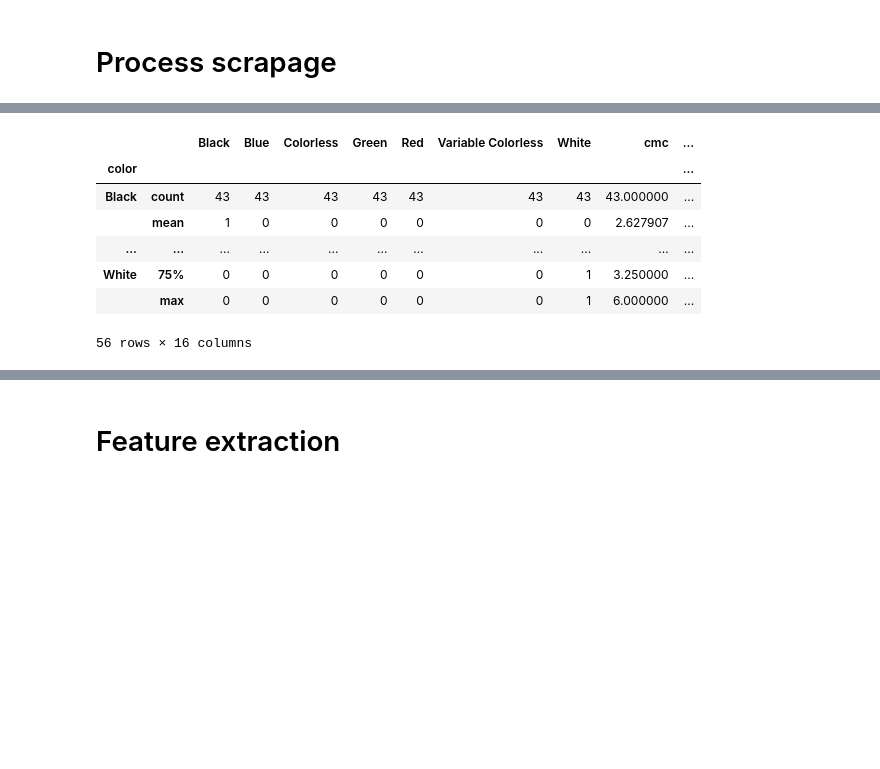
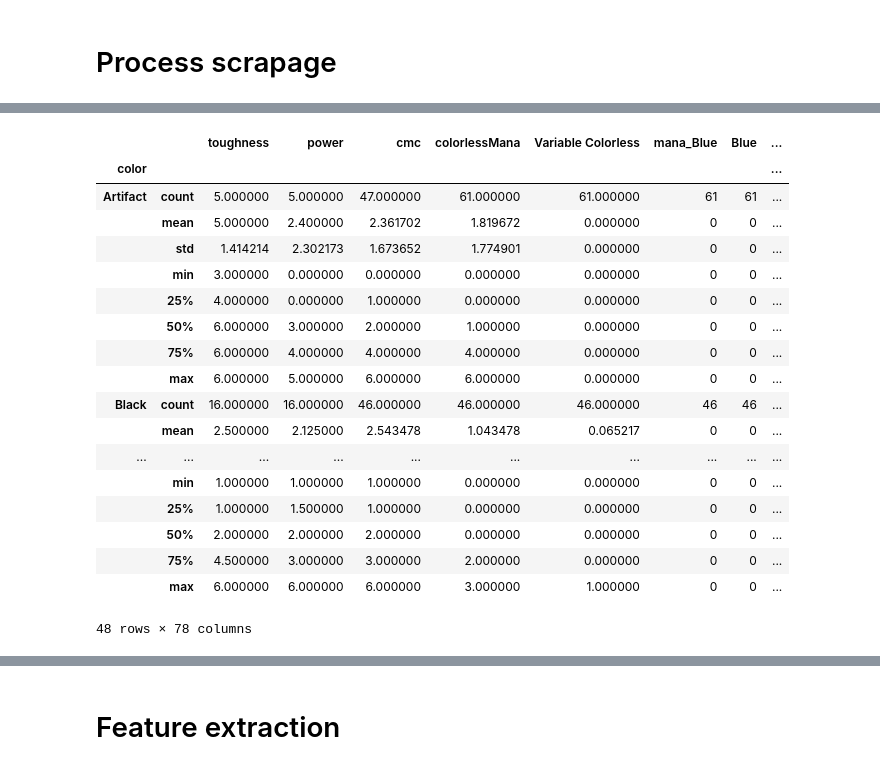
Before and after one commit to nhuber/magickmeans, a Jupyter notebook: MagicKMeans.ipynb, the cells around one changed output, grey strips where cells are left out. Cells and saved outputs as stored; diff of their text form; code cells hidden in the pictures; blank space fills up the shorter version.

```diff
--- a/MagicKMeans.ipynb
+++ b/MagicKMeans.ipynb
@@ -12,7 +12,6 @@ from collections import Counter
 from fuzzywuzzy import fuzz
 
 pd.set_option('display.max_rows', 5)
-pd.set_option('display.max_height', 1000)
 
 database = {}
 
@@ -183,44 +193,55 @@ for row in data['manaCost']:
 data['colorlessMana'] = colorlessMana
 data['Variable Colorless'] = [1 if 'Variable Colorless' in text else 0 for text in data['manaCost']]
 
 # count mana symbols
 
 manaSymbols = []
 
 manaSymbols = ['Blue', 'Black', 'Red', 'Green', 'White']
 manaVars = ['mana_' + _ for _ in manaSymbols]
 
 for i in xrange(len(manaSymbols)):
     data[manaVars[i]] = [text.count(manaSymbols[i]) for text in data['manaCost']]
     data[manaSymbols[i]] = [1 if text.count(manaSymbols[i]) > 0 else 0 for text in data['manaCost']]
 
 # find color (ignores multicolor)
 
 def isColorless(l):
     for val in l:
         if val in manaSymbols: return False
     return True
 
-data['Colorless'] = [1 if isColorless(x) else 0 for x in data['manaCost']]
+data['Artifact'] = [1 if isColorless(x) else 0 for x in data['manaCost']]
 
 def findColor(l):
     for val in l:
-        if not isInt(val) and val != 'Varying Colorless': return val
-    return 'Colorless'
+        if not isInt(val) and val != 'Variable Colorless': return val
+    return 'Artifact'
 
 data['color'] = [findColor(l) for l in data['manaCost']]
 
 data.groupby(data['color']).describe().to_csv('colorSummary.csv')
 data.groupby(data['color']).describe()
 # %% [output]
-|  |  | Black | Blue | Colorless | Green | Red | Variable Colorless | White | cmc | ... |
-| color |  |  |  |  |  |  |  |  |  | ... |
-| Black | count | 43 | 43 | 43 | 43 | 43 | 43 | 43 | 43.000000 | ... |
-|  | mean | 1 | 0 | 0 | 0 | 0 | 0 | 0 | 2.627907 | ... |
-| ... | ... | ... | ... | ... | ... | ... | ... | ... | ... | ... |
-| White | 75% | 0 | 0 | 0 | 0 | 0 | 0 | 1 | 3.250000 | ... |
-|  | max | 0 | 0 | 0 | 0 | 0 | 0 | 1 | 6.000000 | ... |
+|  |  | toughness | power | cmc | colorlessMana | Variable Colorless | mana_Blue | Blue | ... |
+| color |  |  |  |  |  |  |  |  | ... |
+| Artifact | count | 5.000000 | 5.000000 | 47.000000 | 61.000000 | 61.000000 | 61 | 61 | ... |
+|  | mean | 5.000000 | 2.400000 | 2.361702 | 1.819672 | 0.000000 | 0 | 0 | ... |
+|  | std | 1.414214 | 2.302173 | 1.673652 | 1.774901 | 0.000000 | 0 | 0 | ... |
+|  | min | 3.000000 | 0.000000 | 0.000000 | 0.000000 | 0.000000 | 0 | 0 | ... |
+|  | 25% | 4.000000 | 0.000000 | 1.000000 | 0.000000 | 0.000000 | 0 | 0 | ... |
+|  | 50% | 6.000000 | 3.000000 | 2.000000 | 1.000000 | 0.000000 | 0 | 0 | ... |
+|  | 75% | 6.000000 | 4.000000 | 4.000000 | 4.000000 | 0.000000 | 0 | 0 | ... |
+|  | max | 6.000000 | 5.000000 | 6.000000 | 6.000000 | 0.000000 | 0 | 0 | ... |
+| Black | count | 16.000000 | 16.000000 | 46.000000 | 46.000000 | 46.000000 | 46 | 46 | ... |
+|  | mean | 2.500000 | 2.125000 | 2.543478 | 1.043478 | 0.065217 | 0 | 0 | ... |
+| ... | ... | ... | ... | ... | ... | ... | ... | ... | ... |
+|  | min | 1.000000 | 1.000000 | 1.000000 | 0.000000 | 0.000000 | 0 | 0 | ... |
+|  | 25% | 1.000000 | 1.500000 | 1.000000 | 0.000000 | 0.000000 | 0 | 0 | ... |
+|  | 50% | 2.000000 | 2.000000 | 2.000000 | 0.000000 | 0.000000 | 0 | 0 | ... |
+|  | 75% | 4.500000 | 3.000000 | 3.000000 | 2.000000 | 0.000000 | 0 | 0 | ... |
+|  | max | 6.000000 | 6.000000 | 6.000000 | 3.000000 | 1.000000 | 0 | 0 | ... |
-56 rows × 16 columns
+48 rows × 78 columns
 # %%
 # type features
 
```
Also changed, not shown: parts of 7 cells of this notebook, 2 other files.
